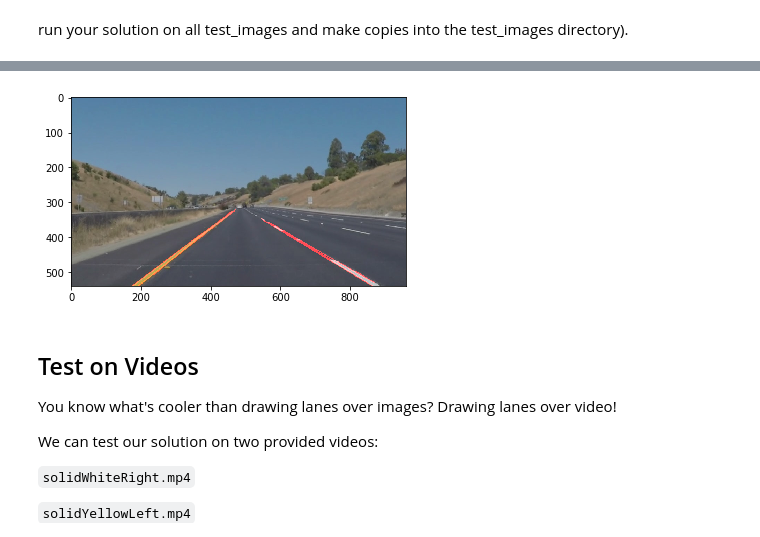
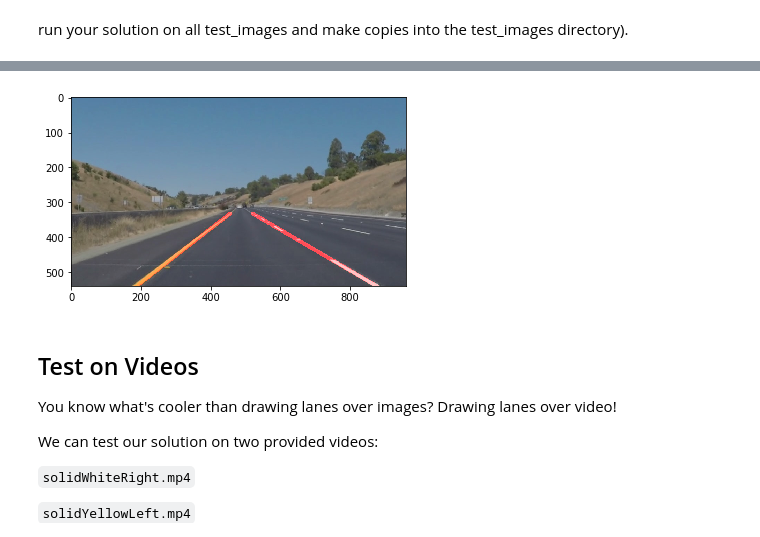
Before and after one commit to IanBoyanZhang/CarND-LaneLines-P1, a Jupyter notebook: P1.ipynb, the cells around one changed output, grey strips where cells are left out. Saved outputs shown, nothing was run; the diff lists cells and outputs as text; code cells hidden in the pictures.

```diff
--- a/P1.ipynb
+++ b/P1.ipynb
@@ -188,67 +240,85 @@ Procedures
 # %%
 # TODO: Build your pipeline that will draw lane lines on the test_images
 # then save them to the test_images directory.
-def read_image(image_path):
-    return mpimg.imread(image_path)
+def draw_lane_lines(image):
+# ----------------------------------------------------------------
+#     Grayscale transform
+# ----------------------------------------------------------------
+    grayscaled_image = grayscale(image)
+#     plt.imshow(grayscaled_image, cmap="gray")
+    width = image.shape[1]
+    height = image.shape[0]
+    ratio = 5/8
+    roi_left_vertices = np.array([[
+        (100, height),
+        ((1 - ratio) * width, ratio * height),
+        (0.5 * width, ratio * height),
+        (0.5 * width, height)
+    ]], dtype=np.int32)
 
-def convert_image_to_greyscale(image):
-    return grayscale(image)
+    roi_right_vertices = np.array([[
+        (0.5 * width, height),
+        (0.5 * width, ratio * height),
+        (ratio * width, ratio * height),
+        (width - 10, height)
+    ]], dtype=np.int32)
 
-def draw_lane_lines(image):
-    grayscaled_image = grayscale(image)
-#     Open up new plot field
-#     plt.subplot(2, 3, 1)
-#     TODO: Add title
-    plt.imshow(grayscaled_image, cmap="gray")
-
-#     Gaussian blur
     kernel_size = 5
     blurred_gray_image = gaussian_blur(grayscaled_image, kernel_size)
-#     TODO: Add title
-#     plt.subplot(2, 3, 2)
-    plt.imshow(blurred_gray_image)
+    plt.imshow(blurred_gray_image, cmap="gray")
 
+# ----------------------------------------------------------------
 #     Canny Edge detection
+# ----------------------------------------------------------------
+
     low_threshold = 50
     high_threshold = 150
     edges_image = canny(blurred_gray_image, low_threshold, high_threshold)
-#     TODO: Add title
-#     plt.subplot(2, 3, 3)
-    plt.imshow(edges_image, cmap='Greys_r')\
+    plt.imshow(edges_image, cmap='Greys_r')
 
-#     Marks edges image using cv2.fillpoly() ignore everything outside ROI
-    imshape = image.shape
-    vertices = np.array([[(0,imshape[0]),(475, 320), (475, 315), (imshape[1],imshape[0])]], dtype=np.int32)
+#     Dilate image
+    edges_image = cv2.dilate(edges_image, cv2.getStructuringElement(cv2.MORPH_DILATE, (5, 5)))
 
-    masked_edges_image = region_of_interest(edges_image, vertices)
-#     After performing color correction at beginning below step may not be necessary
-#     Color correction (display only)
-#     bgr_masked_edges_image = cv2.cvtColor(masked_edges_image, cv2.COLOR_GRAY2BGR)
-#     TODO: Add title
-#     plt.subplot(2, 3, 4)
-#     plt.imshow(bgr_masked_edges_image)
-    plt.imshow(masked_edges_image)
+    edges_left = region_of_interest(edges_image, roi_left_vertices)
+    edges_right = region_of_interest(edges_image, roi_right_vertices)
+#     merge left and right edges image
+#     debugging only
+    edges_image = weighted_img(edges_left, edges_right)
+    plt.imshow(edges_image)
 
+# ----------------------------------------------------------------
 #     Hough transform
+# ----------------------------------------------------------------
     rho = 2 # distance resolution in pixels of the Hough grid
     theta = np.pi/180 # angular resolution in radians of the Hough grid
     threshold = 45    # minimum number of votes (intersections in Hough grid cell)
     min_line_length = 40 #minimum number of pixels making up a line
     max_line_gap = 150    # maximum gap in pixels between connectable line segments
-    lines_image = hough_lines(masked_edges_image, rho, theta, threshold, min_line_length, max_line_gap)
+#     lines = hough_lines(masked_edges_image, rho, theta, threshold, min_line_length, max_line_gap)
+# http://docs.opencv.org/3.0-beta/doc/py_tutorials/py_imgproc/py_houghlines/py_houghlines.html
+    hough_lines_left = hough_lines(edges_left, rho, theta, threshold, min_line_length, max_line_gap)
+    hough_lines_right = hough_lines(edges_right, rho, theta, threshold, min_line_length, max_line_gap)
 
-    plt.imshow(lines_image)
-#     Combine lines image with original image
-    processed_image = weighted_img(lines_image, image)
-#     plt.imshow(processed_image)
+# ----------------------------------------------------------------
+    f
+    slope_left = line_slope_filter(hough_lines_left, False)
+    slope_right = line_slope_filter(hough_lines_right, True)
+    marked_lines = extrapolate(slope_left, slope_right)
+
+    line_img = np.zeros((image.shape[0], image.shape[1], 3), dtype=np.uint8)
+    draw_lines(line_img, marked_lines, thickness=10)
+    processed_image = weighted_img(line_img, image)
+    plt.imshow(processed_image)
     return processed_image
+
 """Generator, let's save memory"""
 test_images = (read_image("test_images/" + i) for i in os.listdir("test_images/"))
+# draw_lane_lines(next(test_images))
 
 for i in range(len(os.listdir("test_images/"))):
     plt.imshow(draw_lane_lines(next(test_images)))
 # %% [output]
-[figure, old version]
+[figure, new version]
 # %% [markdown]
 ## Test on Videos
 
```
Also changed, not shown: parts of 6 cells of this notebook, 2 other files.
